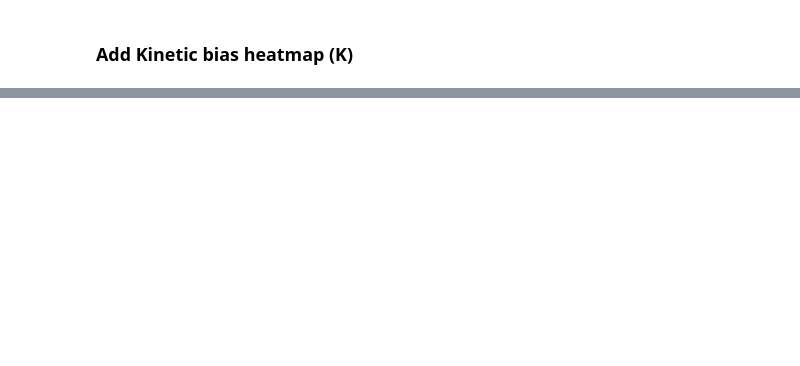
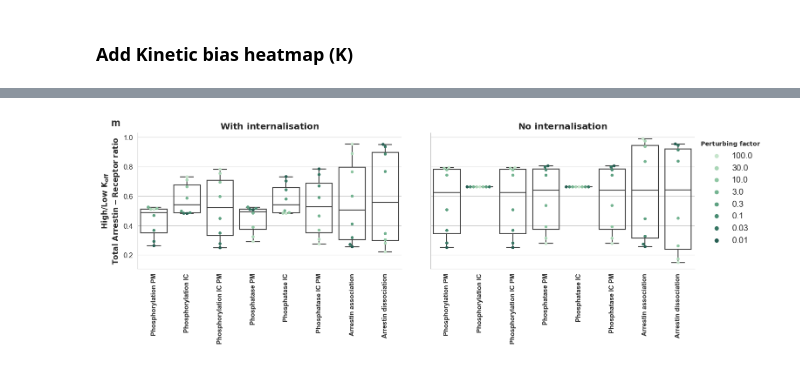
Before and after one commit to bence-szalai/gpcr-signaling-simulation, a Jupyter notebook: code/create_plots.ipynb, the cells around one changed output, grey strips where cells are left out. Saved outputs shown, nothing was run; the diff lists cells and outputs as text; code cells hidden in the pictures; blank space fills up the shorter version.

```diff
--- a/code/create_plots.ipynb
+++ b/code/create_plots.ipynb
@@ -964,0 +1086,74 @@ g.savefig('../data/temp_data_for_plotting/temporary_plot_L.png',dpi=300)
+# %%
+subplots_names=['M']
+subplot_labels=['M']
+molecules=['Total Arrestin-Receptor']
+
+time_to_response=1200
+factor_list=[100,30,10,3,0.3,0.1,0.03,0.01]
+
+kon=0.3
+## Always initialise Koff list with ascending values!
+koff_list=[0.0003,high_koff]
+
+internalisation_status=['With_internalisation','No_internalisation']
+perturbed_processes=['Phosphorylation_PM','Phosphorylation_IC','Phosphorylation_IC_PM',
+                    'Phosphatase_PM','Phosphatase_IC','Phosphatase_IC_PM',
+                    'Arrestin_association','Arrestin_dissociation']
+
+process_name='Koff_Kon_all'
+color_palette_dict=mcolors.CSS4_COLORS
+color_names=['tomato','peru','saddlebrown','darkorange','forestgreen','turquoise','royalblue','violet','black']
+
+ligand_ccs=(10 ** np.arange(-6, 1.1, 1))
+
+fig_width=40
+fig_height=40
+
+## Color palette for the coloring of the factor point markers
+palette = sns.color_palette("ch:2.5,-.2,dark=.3",n_colors=len(factor_list))
+
+## FOntsize=fig_width*fig_height/title_fontsize_ratio
+figure_title='$\mathbf{E_{max}\ values\ with\ perturbed\ cellular\ processes}$'
+figure_title_fontsize_nominator=110
+
+subplot_label_fontsize_nominator=95
+subplot_title_fontsize_nominator=110
+
+subplot_axis_label_fontsize_nominator=130
+
+subplot_y_axis_tick_label_fontsize_nominator=140
+subplot_x_axis_tick_label_fontsize_nominator=150
+
+subplot_legend_label_fontsize_nominator=115
+subplot_legend_title_fontsize_nominator=105
+legend_title='$\mathbf{Perturbing\ factor}$'
+#legend_handles=['Low $K_{off}$','High $K_{off}$']
+
+hm_annot_fontsize_nominator=80
+
+hm_cbar_axis_fontsize_nominator=90
+hm_cbar_legend_title_fontsize_nominator=55
+
+
+## Create dataframe and savce it first, as it takes 2-3 minutes to compute
+#plot_M_perturbations_df=create_perturbations_df_koff_ratio(molecules,molecules_dict,kon,koff_list,internalisation_status,perturbed_processes,ligand_ccs,time_to_response,factor_list)
+#plot_M_perturbations_df.to_csv('../data/temp_data_for_plotting/plot_M_perturbations_df'+str(high_koff)+'.csv')
+
+## Read previously computed dataframe for plotting
+plot_M_perturbations_df=pd.read_csv('../data/temp_data_for_plotting/plot_M_perturbations_df'+str(high_koff)+'.csv',index_col=0)
+
+
+
+for subplot_name,subplot_label in zip(subplots_names,subplot_labels):
+    g=create_perturbations_boxplot_koff_ratio(plot_M_perturbations_df,molecules,molecules_dict,kon,koff_list,internalisation_status,perturbed_processes,ligand_ccs,\
+                                                color_palette_dict,color_names,ax,subplot_name,fig_width,fig_height,\
+                                                subplot_title_fontsize_nominator,subplot_axis_label_fontsize_nominator,\
+                                                subplot_y_axis_tick_label_fontsize_nominator,subplot_x_axis_tick_label_fontsize_nominator,subplot_legend_label_fontsize_nominator,\
+                                                legend_title,subplot_legend_title_fontsize_nominator,legend_handles,time_to_response,ylim,\
+                                                subplot_label,subplot_label_fontsize_nominator,marker_size_nominator,factor_list,figure_title,\
+                                                figure_title_fontsize_nominator,palette)
+
+    plt.show()
+g.savefig('../data/temp_data_for_plotting/temporary_plot_M.png',dpi=300)
+# %% [output]
+[figure, added]
```
Also changed, not shown: parts of 13 cells of this notebook.
